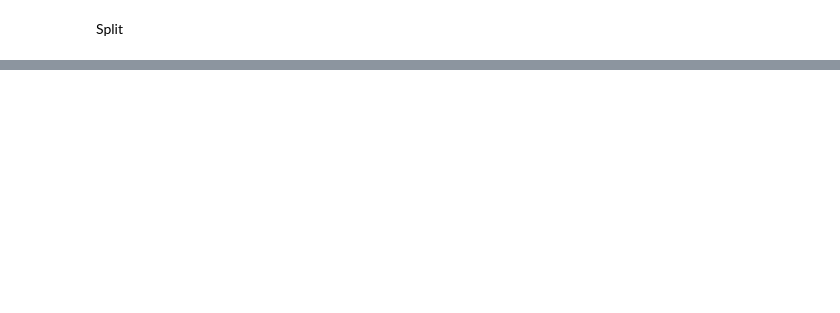
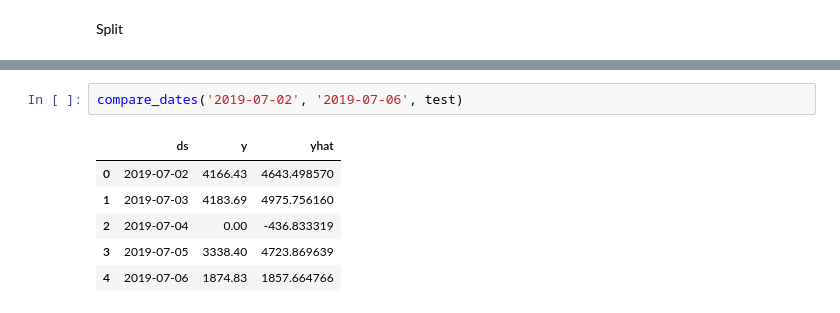
Before and after one commit to BlueOrangeDigital/TimeSeries, a Jupyter notebook: RevenuePerDoctor.ipynb, the cells around one changed output, grey strips where cells are left out. Drawn from its saved outputs; the diff is of its cells as text; blank space fills up the shorter version.

```diff
--- a/RevenuePerDoctor.ipynb
+++ b/RevenuePerDoctor.ipynb
@@ -227,0 +116,9 @@ merged_inner
+# %%
+compare_dates('2019-07-02', '2019-07-06', test)
+# %% [output]
+|  | ds | y | yhat |
+| 0 | 2019-07-02 | 4166.43 | 4643.498570 |
+| 1 | 2019-07-03 | 4183.69 | 4975.756160 |
+| 2 | 2019-07-04 | 0.00 | -436.833319 |
+| 3 | 2019-07-05 | 3338.40 | 4723.869639 |
+| 4 | 2019-07-06 | 1874.83 | 1857.664766 |
```
Also changed, not shown: parts of 32 cells of this notebook.
